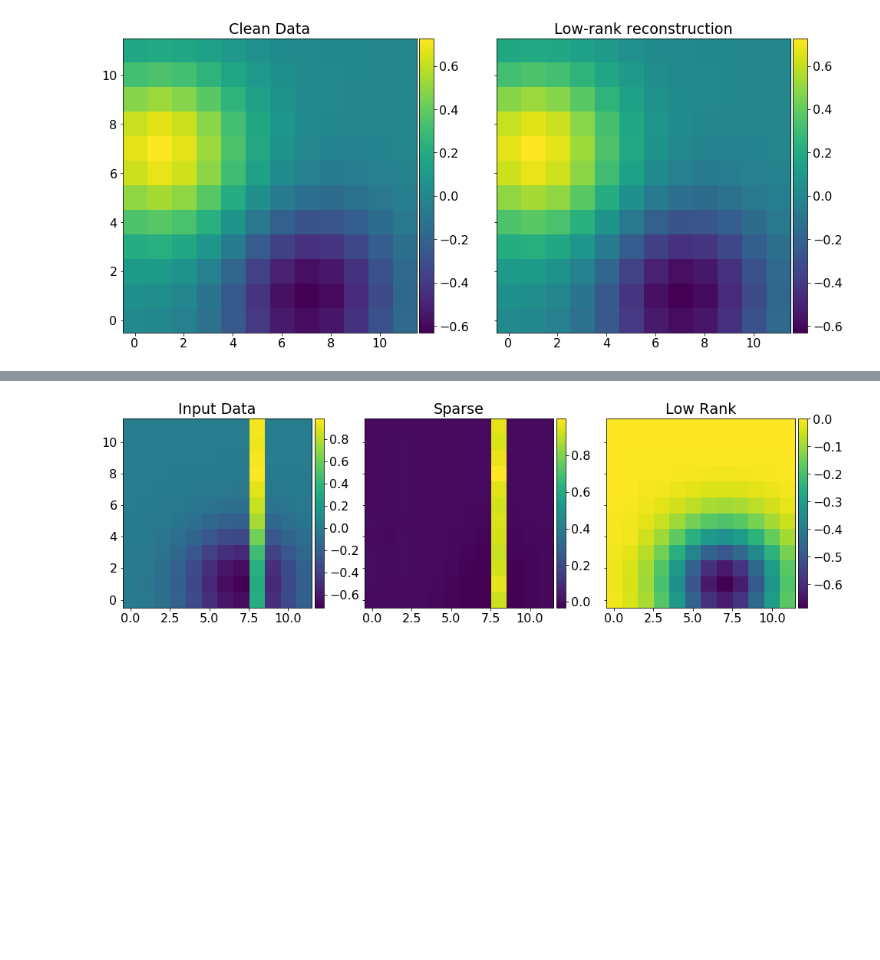
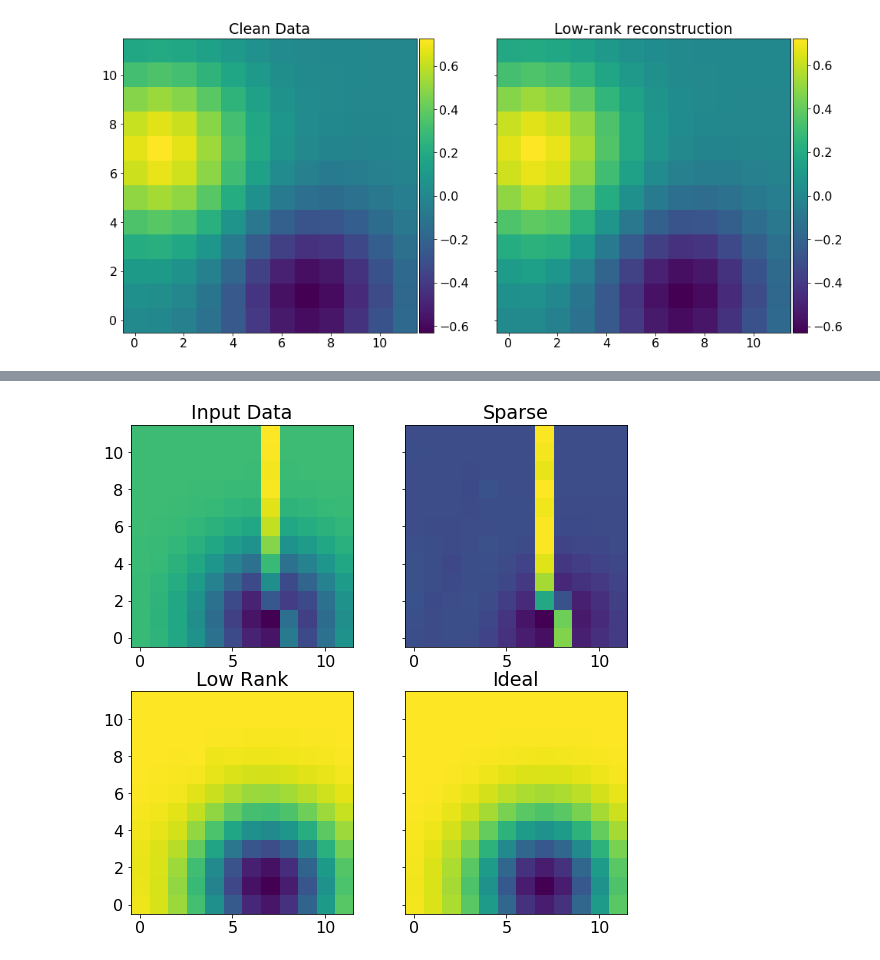
Before and after one commit to benjaminpope/cosmicpca, a Jupyter notebook: notebooks/tess_cosmics.ipynb, the cells around one changed output, grey strips where cells are left out. Drawn from its saved outputs; the diff is of its cells as text; code cells hidden in the pictures; blank space fills up the shorter version.

```diff
--- a/notebooks/tess_cosmics.ipynb
+++ b/notebooks/tess_cosmics.ipynb
@@ -178,33 +178,36 @@ f.colorbar(im2,cax=cax2)
 # %%
-def all_plots(index):
+def all_plots(index,f):
 
     im1 = ax1.imshow(sim[index,:,:])
     ax1.set_title('Input Data')
 
-    divider = make_axes_locatable(ax1)
-    cax = divider.append_axes("right", size="5%", pad=0.05)
+#     divider = make_axes_locatable(ax1)
+#     cax = divider.append_axes("right", size="5%", pad=0.05)
 
-    f.colorbar(im1,cax=cax)
+#     f.colorbar(im1,cax=cax)
 
     im2 = ax2.imshow((sparse)[index,:,:])
     ax2.set_title('Sparse')
-    divider2 = make_axes_locatable(ax2)
-    cax2 = divider2.append_axes("right", size="5%", pad=0.05)
+#     divider2 = make_axes_locatable(ax2)
+#     cax2 = divider2.append_axes("right", size="5%", pad=0.05)
 
-    f.colorbar(im2,cax=cax2)
+#     f.colorbar(im2,cax=cax2)
 
     im3 = ax3.imshow((lowrank)[index,:,:])
     ax3.set_title('Low Rank')
-    divider3 = make_axes_locatable(ax3)
-    cax3 = divider3.append_axes("right", size="5%", pad=0.05)
+#     divider3 = make_axes_locatable(ax3)
+#     cax3 = divider3.append_axes("right", size="5%", pad=0.05)
 
-    f.colorbar(im3,cax=cax3)
+#     f.colorbar(im3,cax=cax3)
+
+    im4 = ax4.imshow((dat)[index,:,:])
+    ax4.set_title('Ideal')
 # %%
-f, (ax1, ax2, ax3) = plt.subplots(1, 3, sharey=True)
+f, ((ax1, ax2), (ax3, ax4)) = plt.subplots(2, 2, sharey=True,figsize=(9.0,9.0))
 
-all_plots(0,f,ax1,ax2,ax3)
+all_plots(0,f)
 # %% [output]
-[figure, old version]
+[figure, new version]
 # %%
 import matplotlib.animation as manimation
 
```
Also changed, not shown: parts of 5 cells of this notebook, 1 other file.
